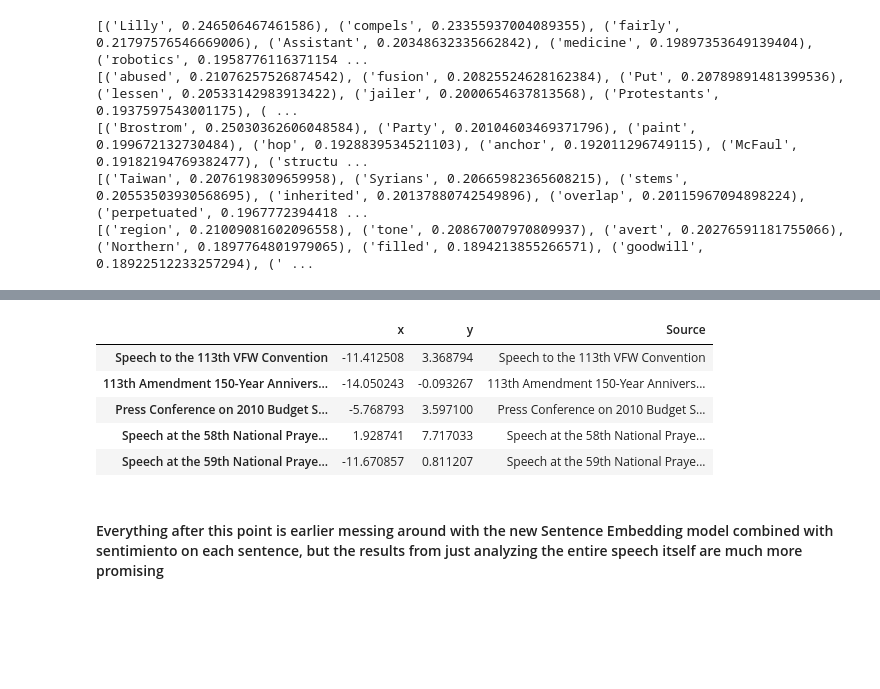
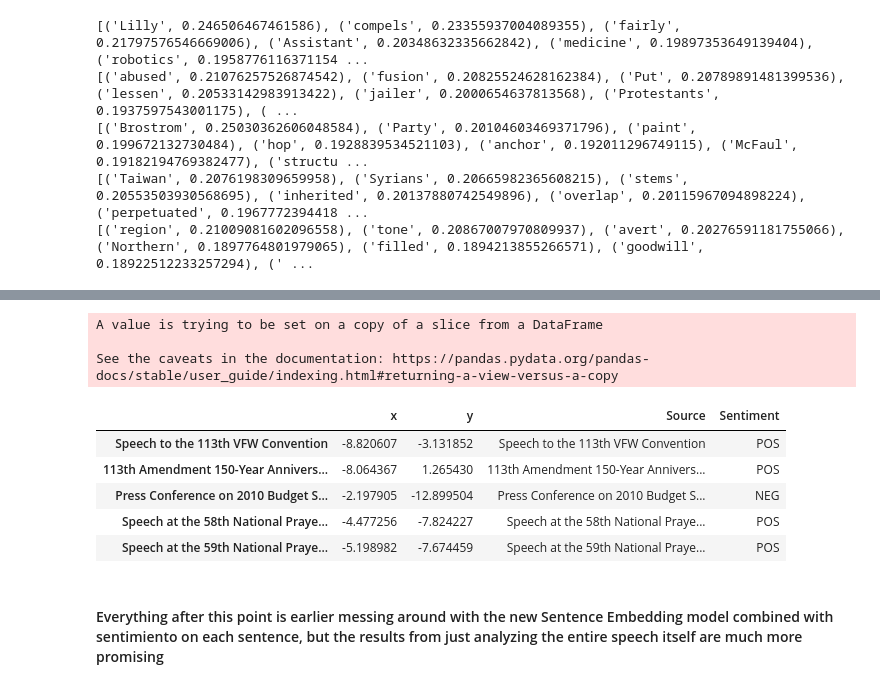
Before and after one commit to pday2/ObamaNLP, a Jupyter notebook: PosNegSentiment.ipynb, the cells around one changed output, grey strips where cells are left out. Saved outputs shown, nothing was run; the diff lists cells and outputs as text; code cells hidden in the pictures; blank space fills up the shorter version.

```diff
--- a/PosNegSentiment.ipynb
+++ b/PosNegSentiment.ipynb
@@ -619,13 +719,19 @@ The default learning rate in TSNE will change from 200.0 to 'auto' in 1.2.
-# %%
-df['Source']=df.index
-df.head()
-# %% [output]
-|  | x | y | Source |
-| Speech to the 113th VFW Convention | -11.412508 | 3.368794 | Speech to the 113th VFW Convention |
-| 113th Amendment 150-Year Annivers... | -14.050243 | -0.093267 | 113th Amendment 150-Year Annivers... |
-| Press Conference on 2010 Budget S... | -5.768793 | 3.597100 | Press Conference on 2010 Budget S... |
-| Speech at the 58th National Praye... | 1.928741 | 7.717033 | Speech at the 58th National Praye... |
-| Speech at the 59th National Praye... | -11.670857 | 0.811207 | Speech at the 59th National Praye... |
+# %%
+df['Sentiment']=0
+df['Source']=df.index
+for i in range(0,len(df)):
+    df['Sentiment'][i]=D2Vdata['final_sentiment'][i]
+df.head()
+# %% [output]
+A value is trying to be set on a copy of a slice from a DataFrame
+
+See the caveats in the documentation: https://pandas.pydata.org/pandas-docs/stable/user_guide/indexing.html#returning-a-view-versus-a-copy
+|  | x | y | Source | Sentiment |
+| Speech to the 113th VFW Convention | -8.820607 | -3.131852 | Speech to the 113th VFW Convention | POS |
+| 113th Amendment 150-Year Annivers... | -8.064367 | 1.265430 | 113th Amendment 150-Year Annivers... | POS |
+| Press Conference on 2010 Budget S... | -2.197905 | -12.899504 | Press Conference on 2010 Budget S... | NEG |
+| Speech at the 58th National Praye... | -4.477256 | -7.824227 | Speech at the 58th National Praye... | POS |
+| Speech at the 59th National Praye... | -5.198982 | -7.674459 | Speech at the 59th National Praye... | POS |
 # %%
 fig = px.scatter(df,
              x='x',
```
Also changed, not shown: parts of 15 cells of this notebook, 2 other files.
